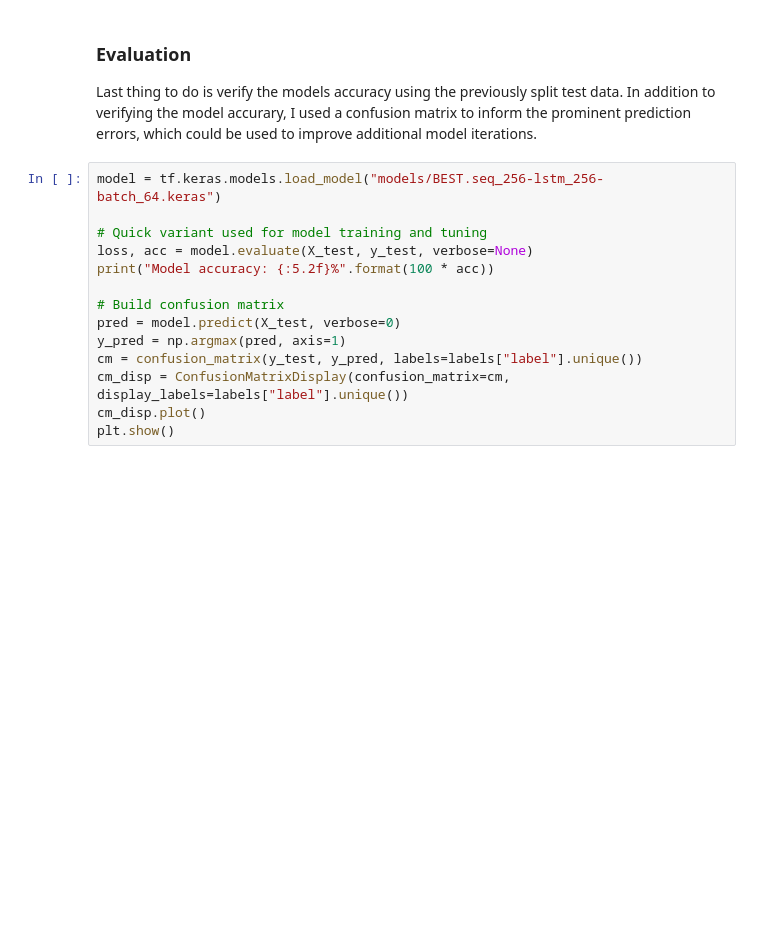
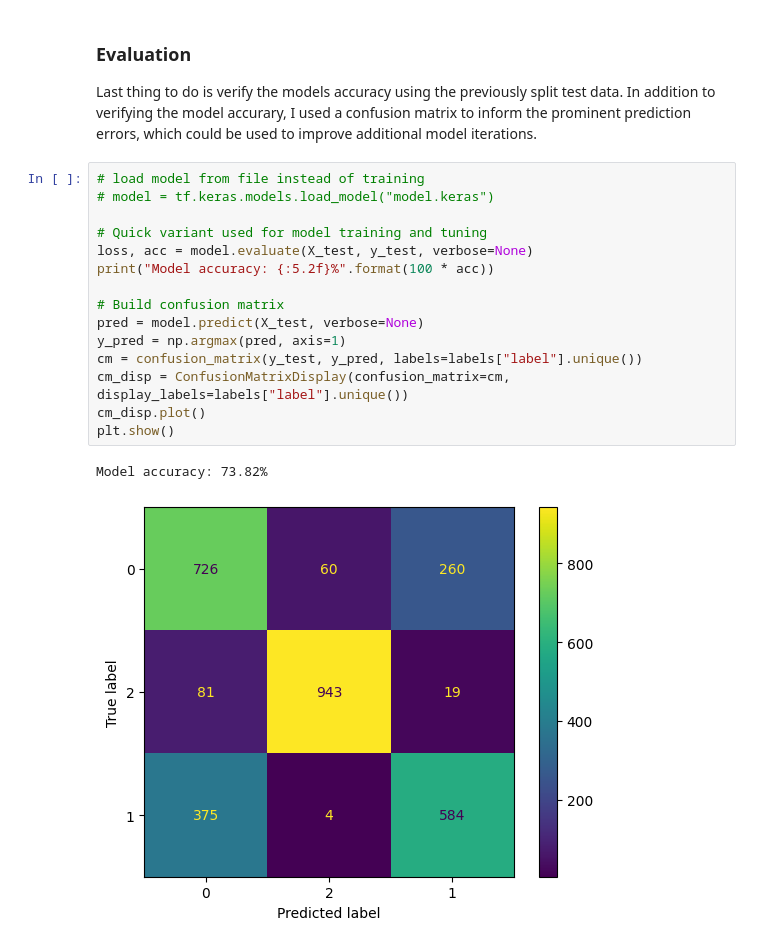
Before and after one commit to nimble-byte/industrial-data-science, a Jupyter notebook: week_03/sequence_based.ipynb, the cells around one changed output. Cells and saved outputs as stored; diff of their text form; blank space fills up the shorter version.

```diff
--- a/week_03/sequence_based.ipynb
+++ b/week_03/sequence_based.ipynb
@@ -134,19 +152,23 @@ model.save(f'models/lstm_{LSTM_UNITS}-seq_{SEQUENCE_LENGTH}-batch_{BATCH_SIZE}.k
 
 Last thing to do is verify the models accuracy using the previously split test data. In addition to verifying the model accurary, I used a confusion matrix to inform the prominent prediction errors, which could be used to improve additional model iterations.
 # %%
-model = tf.keras.models.load_model("models/BEST.seq_256-lstm_256-batch_64.keras")
+# load model from file instead of training
+# model = tf.keras.models.load_model("model.keras")
 
 # Quick variant used for model training and tuning
 loss, acc = model.evaluate(X_test, y_test, verbose=None)
 print("Model accuracy: {:5.2f}%".format(100 * acc))
 
 # Build confusion matrix
-pred = model.predict(X_test, verbose=0)
+pred = model.predict(X_test, verbose=None)
 y_pred = np.argmax(pred, axis=1)
 cm = confusion_matrix(y_test, y_pred, labels=labels["label"].unique())
 cm_disp = ConfusionMatrixDisplay(confusion_matrix=cm,  display_labels=labels["label"].unique())
 cm_disp.plot()
 plt.show()
+# %% [output]
+Model accuracy: 73.82%
+[figure, added]
 # %% [markdown]
 ### Deployment Notes
 
```
Also changed, not shown: parts of 2 cells of this notebook, 2 other files.
